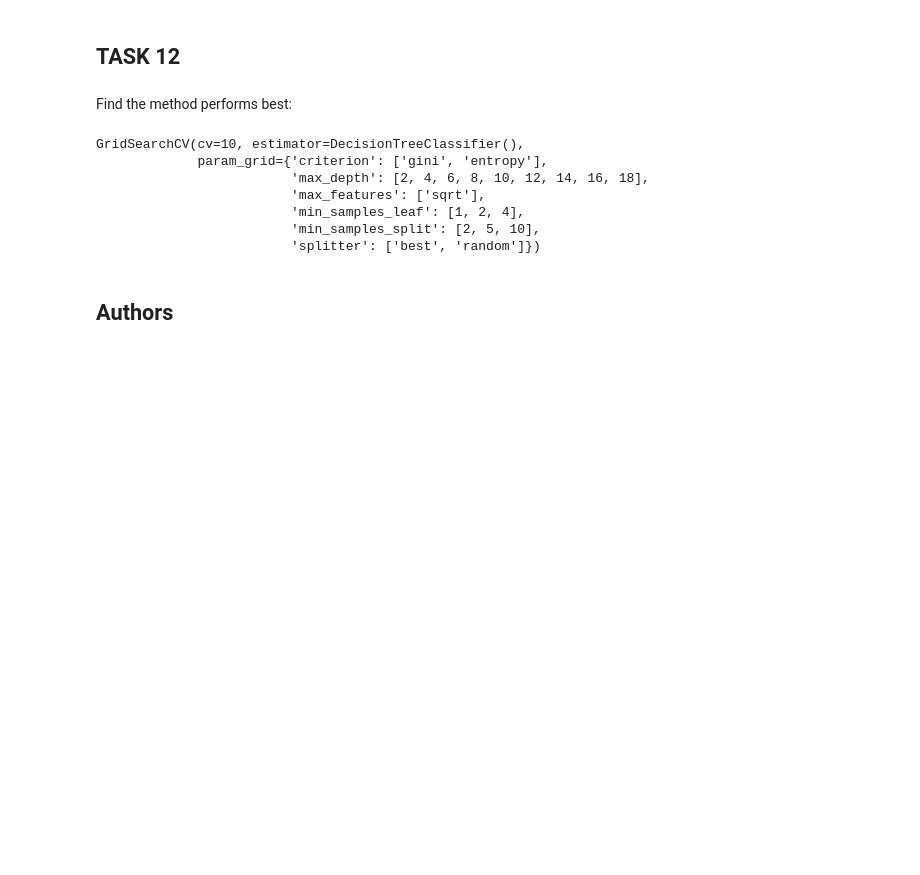
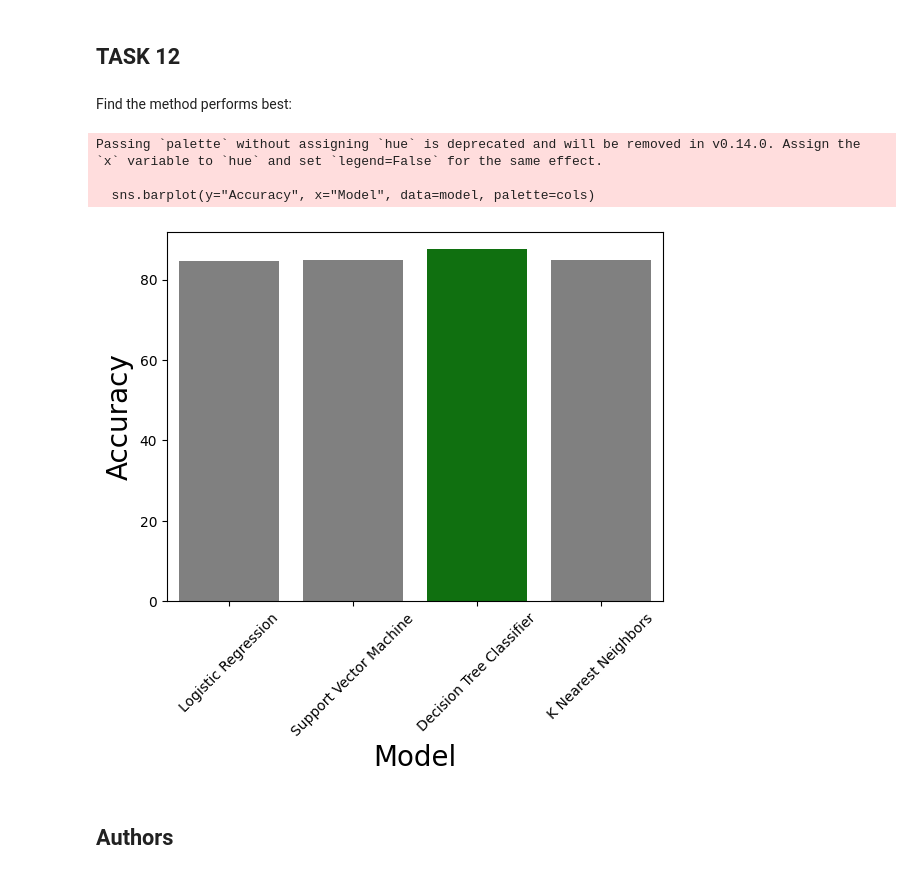
Before and after one commit to AbdulSaif/Applied-Data-Science-Capstone, a Jupyter notebook: Lab 7 Machine Learning Prediction.ipynb, the cells around one changed output. Drawn from its saved outputs; the diff is of its cells as text; code cells hidden in the pictures; blank space fills up the shorter version.

```diff
--- a/Lab 7 Machine Learning Prediction.ipynb
+++ b/Lab 7 Machine Learning Prediction.ipynb
@@ -344,16 +348,22 @@ plot_confusion_matrix(Y_test,yhat)
 ## TASK  12
 # %% [markdown]
 Find the method performs best:
-# %%
-tree_cv
-# %% [output]
-GridSearchCV(cv=10, estimator=DecisionTreeClassifier(),
-             param_grid={'criterion': ['gini', 'entropy'],
-                         'max_depth': [2, 4, 6, 8, 10, 12, 14, 16, 18],
-                         'max_features': ['sqrt'],
-                         'min_samples_leaf': [1, 2, 4],
-                         'min_samples_split': [2, 5, 10],
-                         'splitter': ['best', 'random']})
+# %%
+# model accuracy dataframe
+model_dict = {"Model": ['Logistic Regression', 'Support Vector Machine', 'Decision Tree Classifier', 'K Nearest Neighbors'],
+              "Accuracy": [84.6, 84.8, 87.5, 84.8]}
+model = pd.DataFrame(model_dict)
+cols = ['grey' if (x < 85) else 'green' for x in model.Accuracy]
+sns.barplot(y="Accuracy", x="Model", data=model, palette=cols)
+plt.xticks(rotation=45)
+plt.xlabel("Model",fontsize=20)
+plt.ylabel("Accuracy",fontsize=20)
+plt.show()
+# %% [output]
+Passing `palette` without assigning `hue` is deprecated and will be removed in v0.14.0. Assign the `x` variable to `hue` and set `legend=False` for the same effect.
+
+  sns.barplot(y="Accuracy", x="Model", data=model, palette=cols)
+[figure, added]
 # %% [markdown]
 ## Authors
 # %% [markdown]
```
Also changed, not shown: parts of 2 cells of this notebook.
